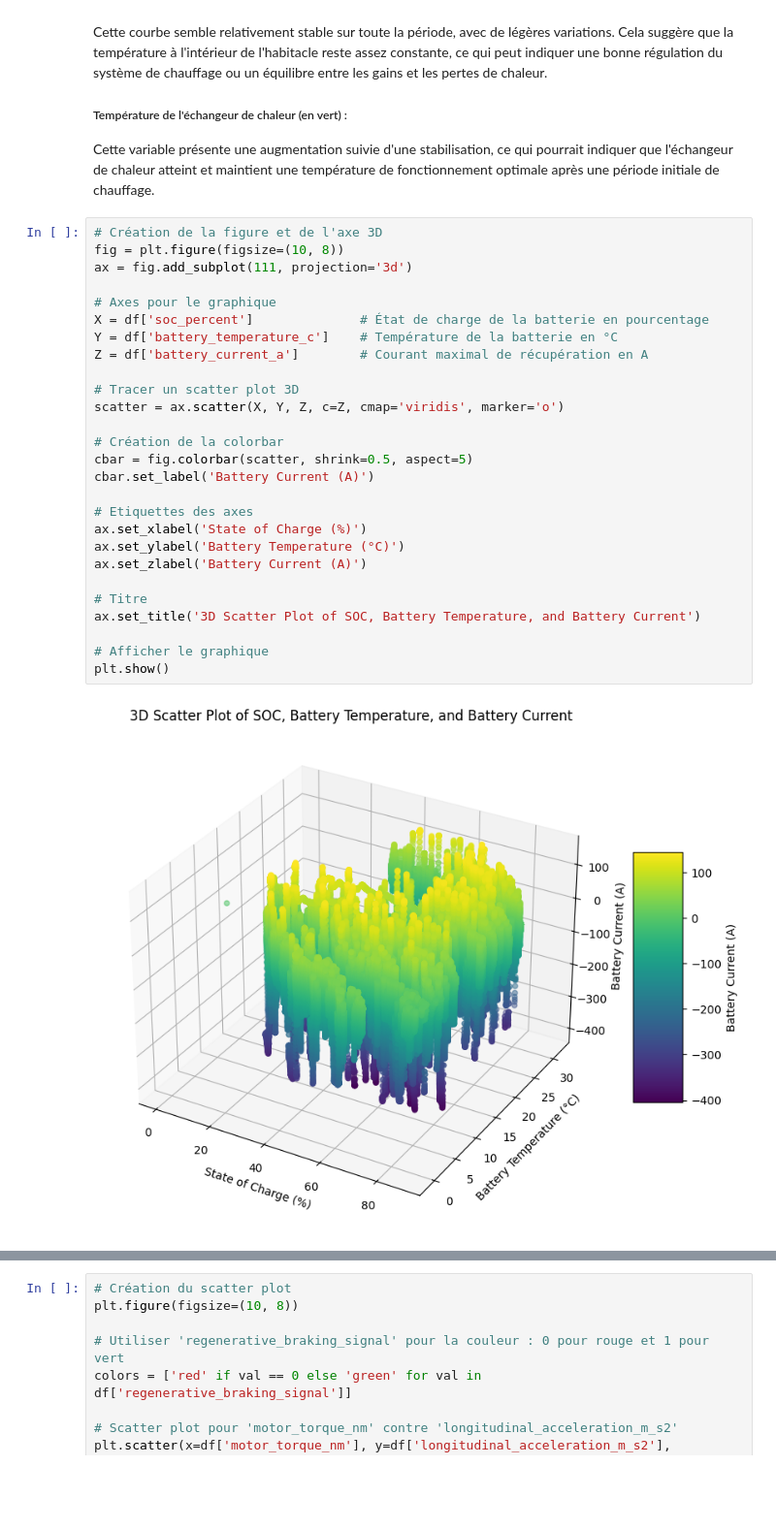
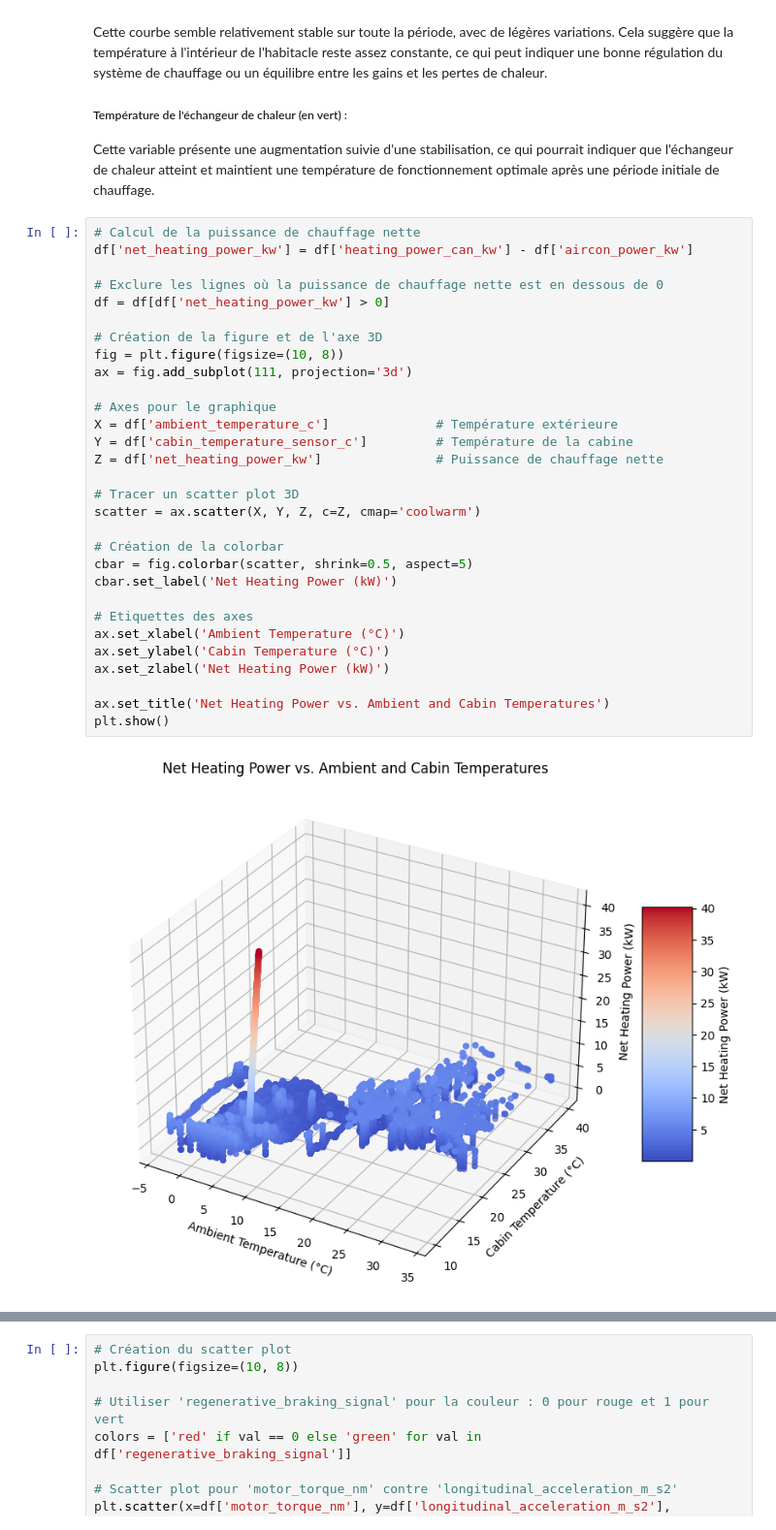
Before and after one commit to nathanboschi25/S4_DataViz_Project, a Jupyter notebook: Project.ipynb, the cells around one changed output, grey strips where cells are left out. Shown at 97% size. Saved outputs shown, nothing was run; the diff lists cells and outputs as text; blank space fills up the shorter version.

```diff
--- a/Project.ipynb
+++ b/Project.ipynb
@@ -391,31 +391,34 @@ Cette courbe semble relativement stable sur toute la période, avec de légères
 ##### Température de l'échangeur de chaleur (en vert) :
 Cette variable présente une augmentation suivie d'une stabilisation, ce qui pourrait indiquer que l'échangeur de chaleur atteint et maintient une température de fonctionnement optimale après une période initiale de chauffage.
 # %%
+# Calcul de la puissance de chauffage nette
+df['net_heating_power_kw'] = df['heating_power_can_kw'] - df['aircon_power_kw']
+
+# Exclure les lignes où la puissance de chauffage nette est en dessous de 0
+df = df[df['net_heating_power_kw'] > 0]
+
 # Création de la figure et de l'axe 3D
 fig = plt.figure(figsize=(10, 8))
 ax = fig.add_subplot(111, projection='3d')
 
 # Axes pour le graphique
-X = df['soc_percent']              # État de charge de la batterie en pourcentage
-Y = df['battery_temperature_c']    # Température de la batterie en °C
-Z = df['battery_current_a']        # Courant maximal de récupération en A
+X = df['ambient_temperature_c']              # Température extérieure
+Y = df['cabin_temperature_sensor_c']         # Température de la cabine
+Z = df['net_heating_power_kw']               # Puissance de chauffage nette
 
 # Tracer un scatter plot 3D
-scatter = ax.scatter(X, Y, Z, c=Z, cmap='viridis', marker='o')
+scatter = ax.scatter(X, Y, Z, c=Z, cmap='coolwarm')
 
 # Création de la colorbar
 cbar = fig.colorbar(scatter, shrink=0.5, aspect=5)
-cbar.set_label('Battery Current (A)')
+cbar.set_label('Net Heating Power (kW)')
 
 # Etiquettes des axes
-ax.set_xlabel('State of Charge (%)')
-ax.set_ylabel('Battery Temperature (°C)')
-ax.set_zlabel('Battery Current (A)')
+ax.set_xlabel('Ambient Temperature (°C)')
+ax.set_ylabel('Cabin Temperature (°C)')
+ax.set_zlabel('Net Heating Power (kW)')
 
-# Titre
-ax.set_title('3D Scatter Plot of SOC, Battery Temperature, and Battery Current')
-
-# Afficher le graphique
+ax.set_title('Net Heating Power vs. Ambient and Cabin Temperatures')
 plt.show()
 # %% [output]
-[figure, old version]
+[figure, new version]
```
Also changed, not shown: parts of 3 cells of this notebook.
